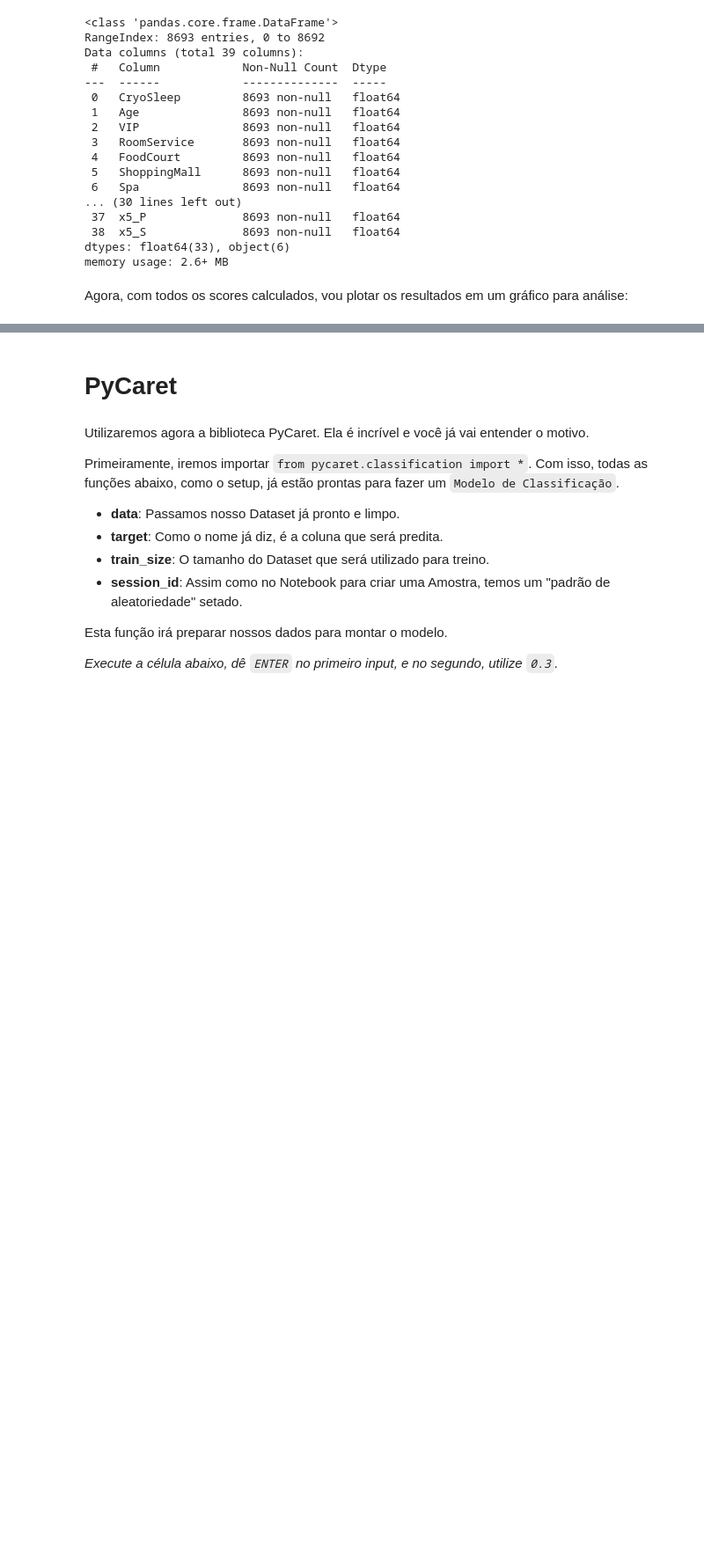
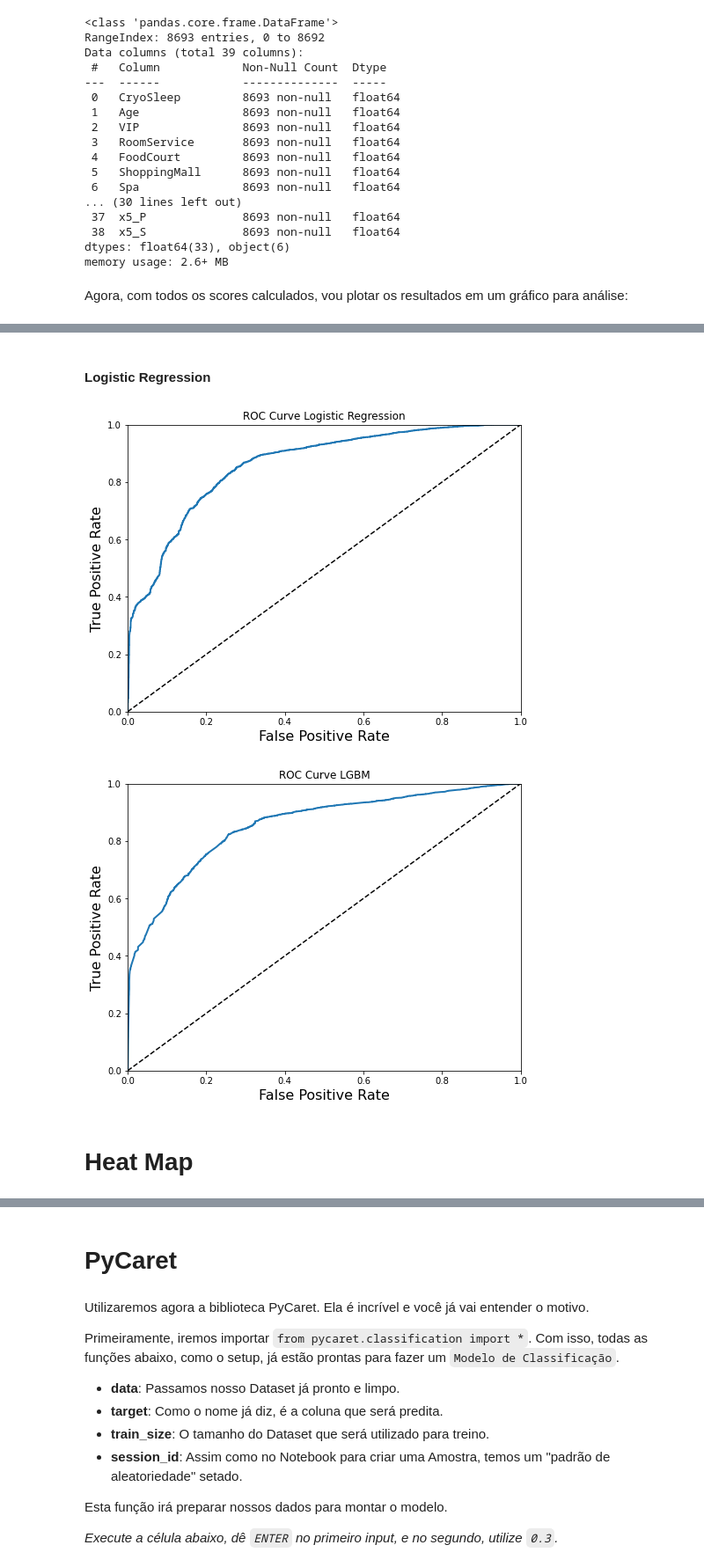
Before and after one commit to henriquemf/projeto-machine-learning, a Jupyter notebook: projeto.ipynb, the cells around one changed output, grey strips where cells are left out. Shown: that part at 88% size. Cells and saved outputs as stored; diff of their text form; code cells hidden in the pictures; blank space fills up the shorter version.

```diff
--- a/projeto.ipynb
+++ b/projeto.ipynb
@@ -929,0 +1073,20 @@ pd.DataFrame({
+# %%
+y_scores_lgbm = cross_val_predict(
+    grid_lgbm_v2,
+    data_encoded_clean,
+    data_y_train,
+    cv=3,
+    method="predict_proba",
+    n_jobs=-1,
+)
+# %% [markdown]
+#### Logistic Regression
+# %%
+y_scores_lr = cross_val_predict(
+    grid_lr,
+    data_encoded_clean,
+    data_y_train,
+    cv=3,
+    method="decision_function",
+    n_jobs=-1,
+)
@@ -929,0 +1095,29 @@ pd.DataFrame({
+# %%
+data_y_train_values =  data_y_train.astype(int)
+# %%
+false_positive_rate_lgbm, true_positive_rate_lgbm, threshold_lgbm = roc_curve(data_y_train_values, y_scores_lgbm[:,1])
+false_positive_rate_lr, true_positive_rate_lr, threshold_lr = roc_curve(data_y_train_values, y_scores_lr)
+
+plt.figure(figsize=(8, 6))
+plt.plot(false_positive_rate_lr, true_positive_rate_lr, linewidth=2)
+plt.plot([0, 1], [0, 1], 'k--')
+plt.axis([0, 1, 0, 1])
+plt.title("ROC Curve Logistic Regression")
+plt.xlabel('False Positive Rate', fontsize=16)
+plt.ylabel('True Positive Rate', fontsize=16)
+plt.show()
+
+
+plt.figure(figsize=(8, 6))
+plt.plot(false_positive_rate_lgbm, true_positive_rate_lgbm, linewidth=2)
+plt.plot([0, 1], [0, 1], 'k--')
+plt.axis([0, 1, 0, 1])
+plt.title("ROC Curve LGBM")
+plt.xlabel('False Positive Rate', fontsize=16)
+plt.ylabel('True Positive Rate', fontsize=16)
+plt.show()
+# %% [output]
+[figure, added]
+[figure, added]
+# %% [markdown]
+# Heat Map
```
Also changed, not shown: parts of 39 cells of this notebook, 4 other files.
